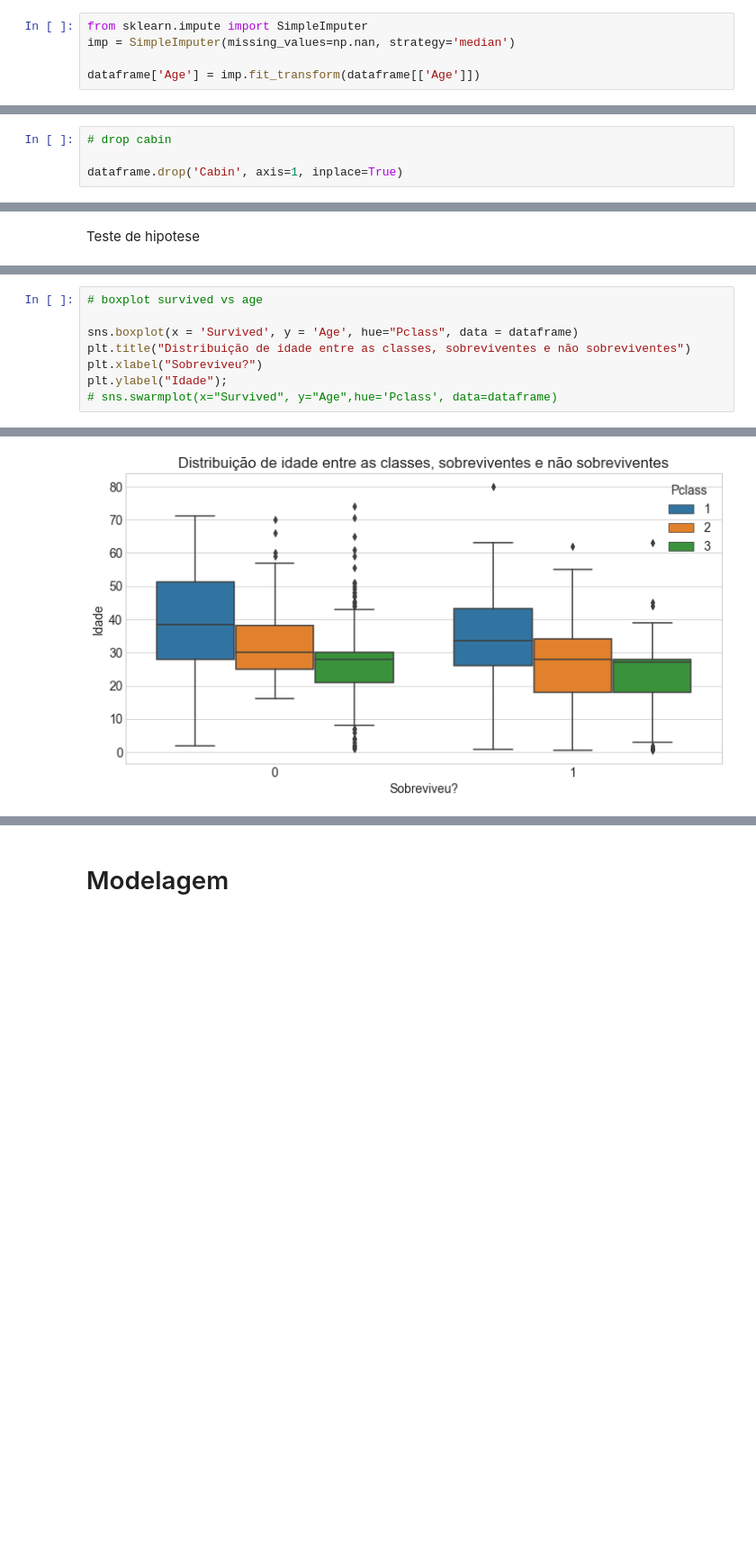
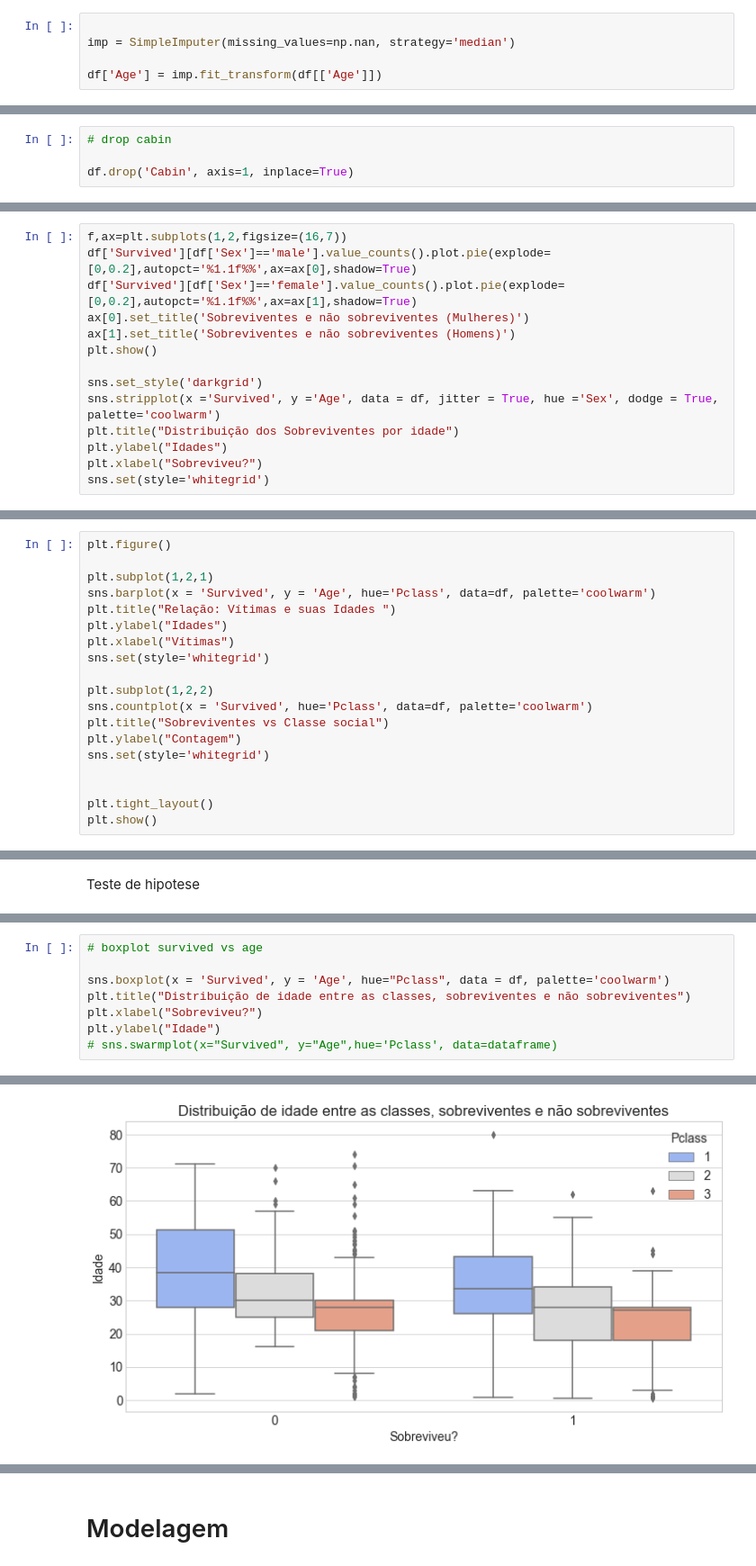
Before and after one commit to DataScienceUFES/titanic_grupo2, a Jupyter notebook: analise.ipynb, the cells around one changed output, grey strips where cells are left out. Shown at 90% size. Drawn from its saved outputs; the diff is of its cells as text; blank space fills up the shorter version.

```diff
--- a/analise.ipynb
+++ b/analise.ipynb
@@ -84,7 +107,7 @@ idades_nulas
 | 888 | 889 | 0 | 3 | Johnston, Miss. Catherine Helen "... | female | NaN | 1 | 2 | W./C. 6607 | 23.4500 | ... |
 177 rows × 12 columns
 # %%
-from sklearn.impute import SimpleImputer
+
 imp = SimpleImputer(missing_values=np.nan, strategy='median')
 
-dataframe['Age'] = imp.fit_transform(dataframe[['Age']])
+df['Age'] = imp.fit_transform(df[['Age']])
@@ -96,5 +143,5 @@ dataframe['Age'].plot(kind='hist')
 # %%
 # drop cabin
 
-dataframe.drop('Cabin', axis=1, inplace=True)
+df.drop('Cabin', axis=1, inplace=True)
 # %%
@@ -187,0 +164,14 @@ NameError: name 'EixoX' is not defined
+# %%
+f,ax=plt.subplots(1,2,figsize=(16,7))
+df['Survived'][df['Sex']=='male'].value_counts().plot.pie(explode=[0,0.2],autopct='%1.1f%%',ax=ax[0],shadow=True)
+df['Survived'][df['Sex']=='female'].value_counts().plot.pie(explode=[0,0.2],autopct='%1.1f%%',ax=ax[1],shadow=True)
+ax[0].set_title('Sobreviventes e não sobreviventes (Mulheres)')
+ax[1].set_title('Sobreviventes e não sobreviventes (Homens)')
+plt.show()
+
+sns.set_style('darkgrid')
+sns.stripplot(x ='Survived', y ='Age', data = df, jitter = True, hue ='Sex', dodge = True, palette='coolwarm')
+plt.title("Distribuição dos Sobreviventes por idade")
+plt.ylabel("Idades")
+plt.xlabel("Sobreviveu?")
+sns.set(style='whitegrid')
@@ -187,0 +181,19 @@ NameError: name 'EixoX' is not defined
+# %%
+plt.figure()
+
+plt.subplot(1,2,1)
+sns.barplot(x = 'Survived', y = 'Age', hue='Pclass', data=df, palette='coolwarm')
+plt.title("Relação: Vítimas e suas Idades ")
+plt.ylabel("Idades")
+plt.xlabel("Vítimas")
+sns.set(style='whitegrid')
+
+plt.subplot(1,2,2)
+sns.countplot(x = 'Survived', hue='Pclass', data=df, palette='coolwarm')
+plt.title("Sobreviventes vs Classe social")
+plt.ylabel("Contagem")
+sns.set(style='whitegrid')
+
+
+plt.tight_layout()
+plt.show()
@@ -253,9 +240,9 @@ plt.ylabel("Contagem");
 # %%
 # boxplot survived vs age
 
-sns.boxplot(x = 'Survived', y = 'Age', hue="Pclass", data = dataframe)
+sns.boxplot(x = 'Survived', y = 'Age', hue="Pclass", data = df, palette='coolwarm')
 plt.title("Distribuição de idade entre as classes, sobreviventes e não sobreviventes")
 plt.xlabel("Sobreviveu?")
-plt.ylabel("Idade");
+plt.ylabel("Idade")
 # sns.swarmplot(x="Survived", y="Age",hue='Pclass', data=dataframe)
 # %% [output]
@@ -262,4 +250,4 @@ plt.ylabel("Idade");
-[figure, old version]
+[figure, new version]
 # %%
 # boxplot survived vs fare
 
```
Also changed, not shown: parts of 50 cells of this notebook.
